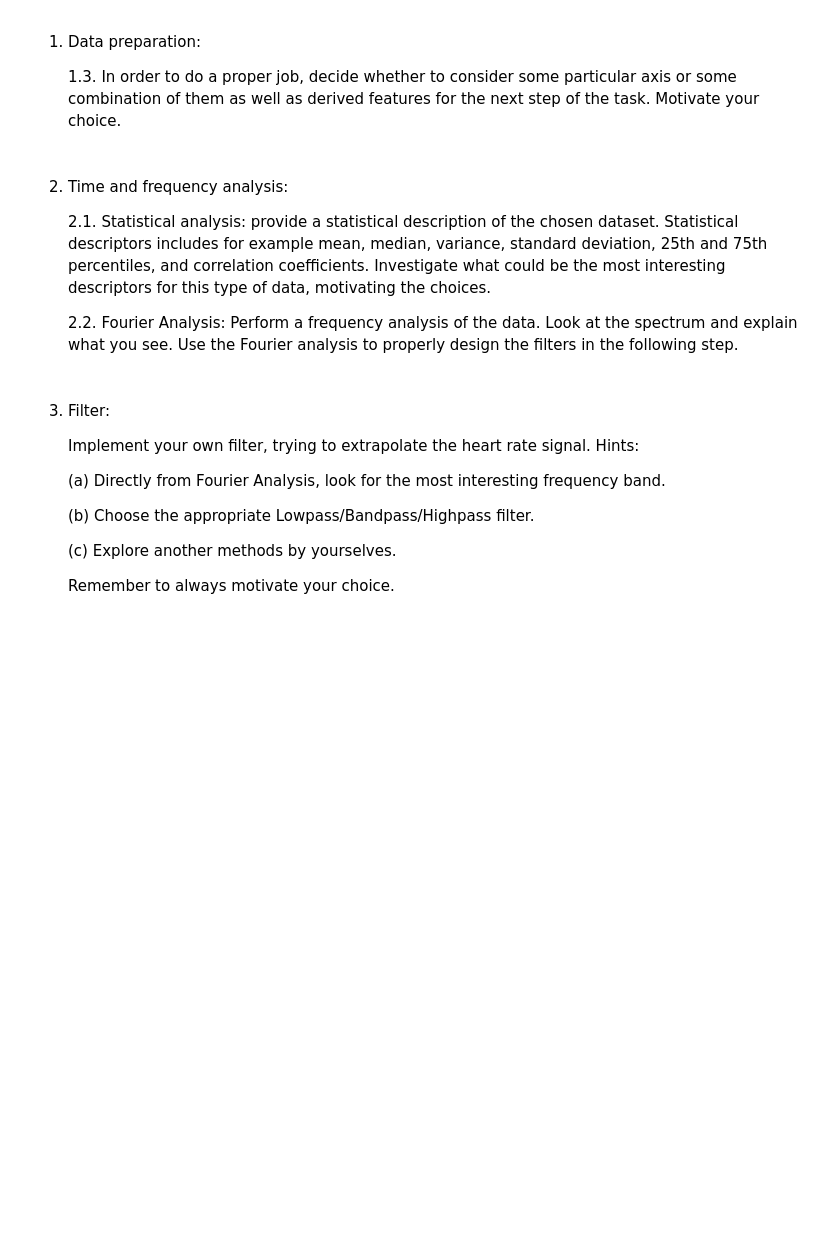
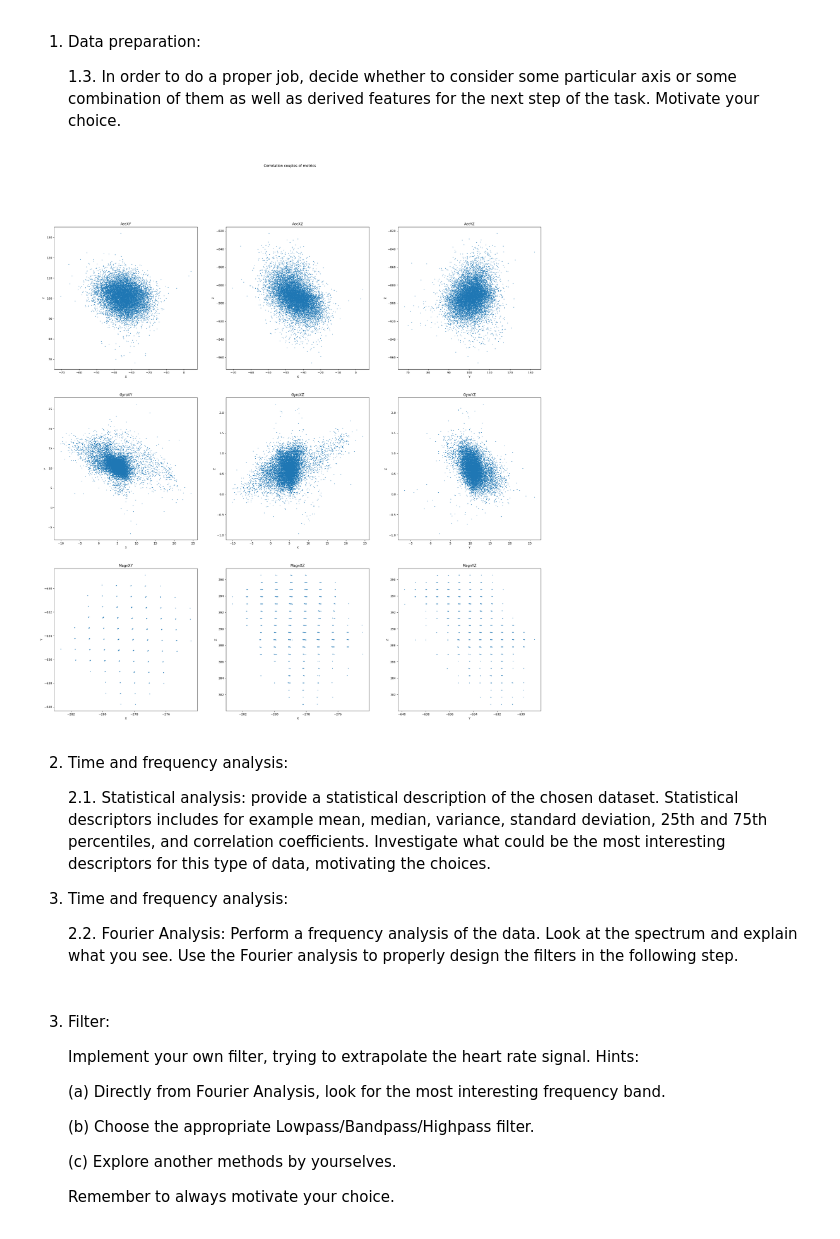
Before and after one commit to superbionicle/ProjectHEART, a Jupyter notebook: Project.ipynb, the cells around one changed output. Cells and saved outputs as stored; diff of their text form; code cells hidden in the pictures; blank space fills up the shorter version.

```diff
--- a/Project.ipynb
+++ b/Project.ipynb
@@ -193,13 +192,29 @@ graphDataFrame(dataFrameCopy, "Center sternum, clean data")
 1. Data preparation:
 
     1.3. In order to do a proper job, decide whether to consider some particular axis or some combination of them as well as derived features for the next step of the task. Motivate your choice.
+# %%
+figure, axs = plt.subplots(3,3,figsize=(30,30))
+figure.suptitle("Correlation couples of metrics")
+
+correlationCouples = [(x,y)for x in axes for y in axes if x<y]
+
+for index,metric in enumerate(metrics):
+    for coupleIndex,couple in enumerate(correlationCouples):
+        axs[index,coupleIndex].scatter(dataFrameCopy[metric+couple[0]],dataFrameCopy[metric+couple[1]],s=1)
+        axs[index,coupleIndex].set_xlabel(couple[0])
+        axs[index,coupleIndex].set_ylabel(couple[1])
+        axs[index,coupleIndex].set_title(metric+couple[0]+couple[1])
+
+# TODO: complete correlation : only graphes are plots
+# %% [output]
+[figure, added]
 # %% [markdown]
-
-
 2. Time and frequency analysis:
 
     2.1. Statistical analysis: provide a statistical description of the chosen dataset. Statistical descriptors includes for example mean, median, variance, standard deviation, 25th and 75th percentiles, and correlation coefficients. Investigate what could be the most interesting descriptors for this type of data, motivating the choices.
 
+2. Time and frequency analysis:
+
     2.2. Fourier Analysis: Perform a frequency analysis of the data. Look at the spectrum and explain what you see. Use the Fourier analysis to properly design the filters in the following step.
 # %% [markdown]
 
```
Also changed, not shown: parts of 1 cell of this notebook.
